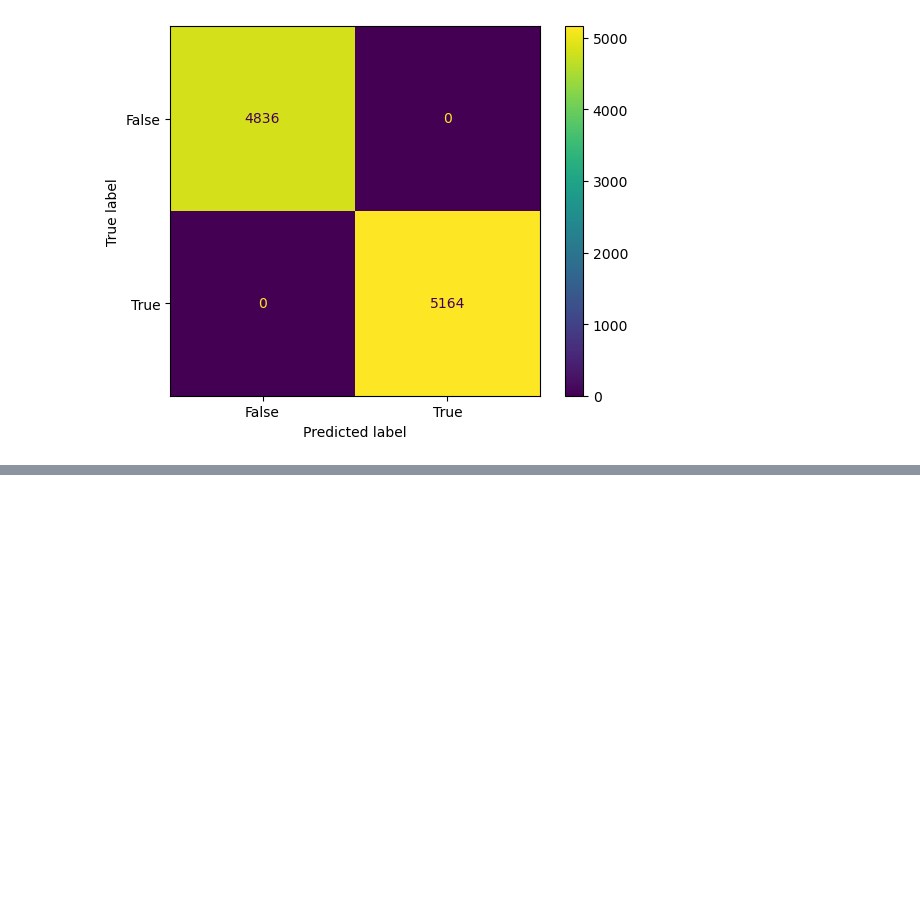
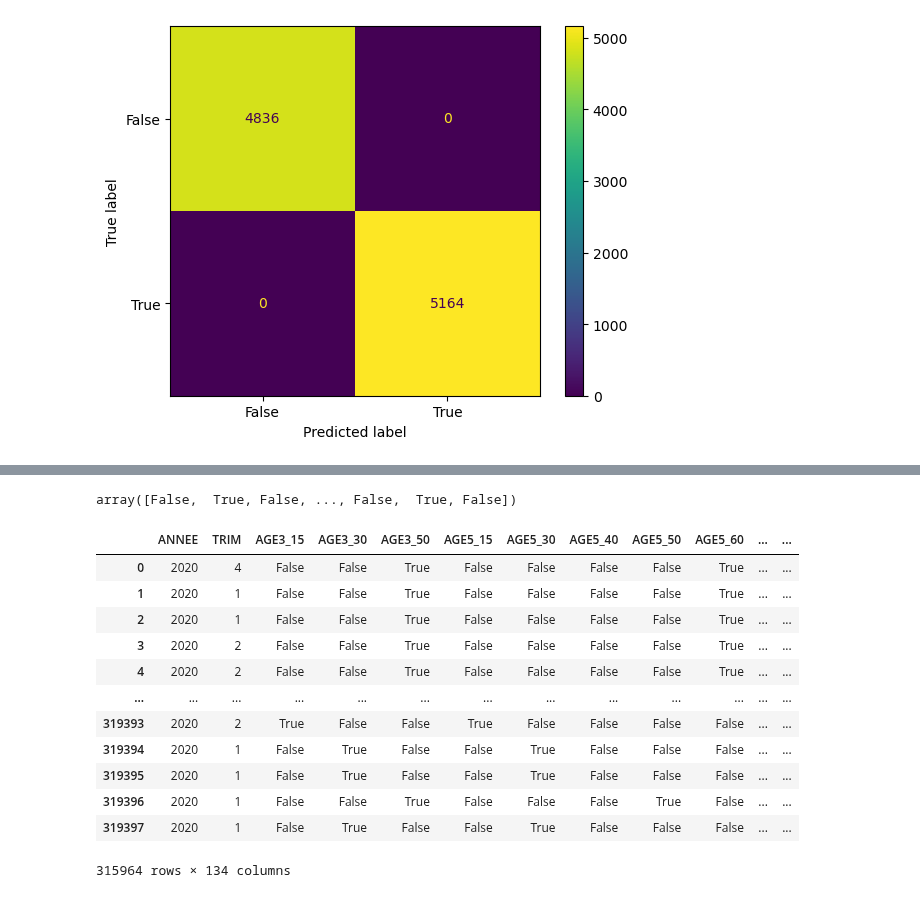
Before and after one commit to Alexis-Barrau/python_ensae, a Jupyter notebook: Scripts/Script first analysis.ipynb, the cells around one changed output, grey strips where cells are left out. Drawn from its saved outputs; the diff is of its cells as text; code cells hidden in the pictures; blank space fills up the shorter version.

```diff
--- a/Scripts/Script first analysis.ipynb
+++ b/Scripts/Script first analysis.ipynb
@@ -645,0 +673,20 @@ disp.plot()
+# %%
+y_2020
+# %% [output]
+array([False,  True, False, ..., False,  True, False])
+# %%
+EEC_2020
+# %% [output]
+|  | ANNEE | TRIM | AGE3_15 | AGE3_30 | AGE3_50 | AGE5_15 | AGE5_30 | AGE5_40 | AGE5_50 | AGE5_60 | ... | ... |
+| 0 | 2020 | 4 | False | False | True | False | False | False | False | True | ... | ... |
+| 1 | 2020 | 1 | False | False | True | False | False | False | False | True | ... | ... |
+| 2 | 2020 | 1 | False | False | True | False | False | False | False | True | ... | ... |
+| 3 | 2020 | 2 | False | False | True | False | False | False | False | True | ... | ... |
+| 4 | 2020 | 2 | False | False | True | False | False | False | False | True | ... | ... |
+| ... | ... | ... | ... | ... | ... | ... | ... | ... | ... | ... | ... | ... |
+| 319393 | 2020 | 2 | True | False | False | True | False | False | False | False | ... | ... |
+| 319394 | 2020 | 1 | False | True | False | False | True | False | False | False | ... | ... |
+| 319395 | 2020 | 1 | False | True | False | False | True | False | False | False | ... | ... |
+| 319396 | 2020 | 1 | False | False | True | False | False | False | True | False | ... | ... |
+| 319397 | 2020 | 1 | False | True | False | False | True | False | False | False | ... | ... |
+315964 rows × 134 columns
```
Also changed, not shown: parts of 11 cells of this notebook.
